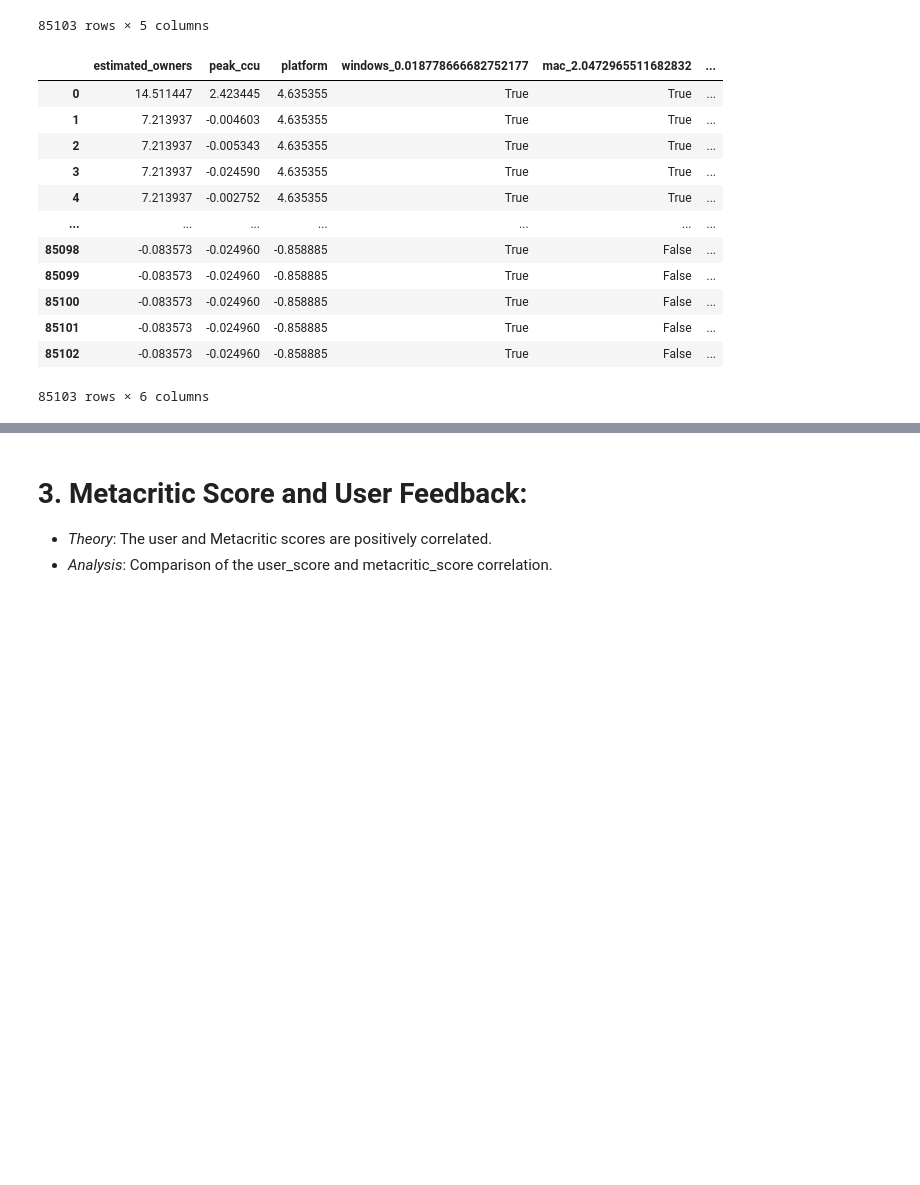
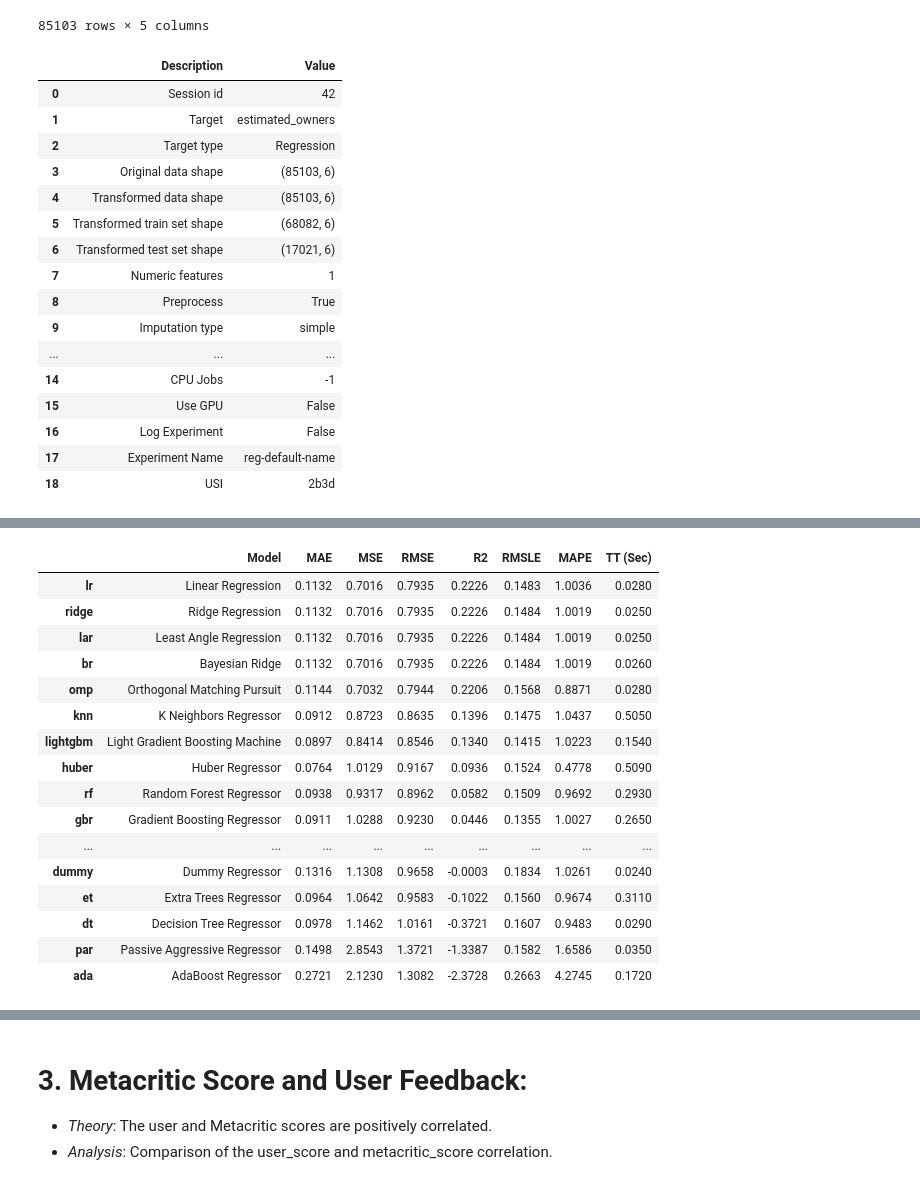
Before and after one commit to AlexOrtiz5/Games-Study, a Jupyter notebook: notebook/data_modeling.ipynb, the cells around one changed output, grey strips where cells are left out. Saved outputs shown, nothing was run; the diff lists cells and outputs as text; code cells hidden in the pictures; blank space fills up the shorter version.

```diff
--- a/notebook/data_modeling.ipynb
+++ b/notebook/data_modeling.ipynb
@@ -222,22 +292,33 @@ platform_df[numerical_columns] = scaler.fit_transform(platform_df[numerical_colu
 
 # Concatenate 'windows', 'mac', and 'linux' to create a single feature 'platform'
 platform_df['platform'] = platform_df['windows'] + platform_df['mac'] + platform_df['linux']
-
-# Create dummy variables for 'windows', 'mac', and 'linux'
-platform_df = pd.get_dummies(platform_df, columns=['windows', 'mac', 'linux'], drop_first=True)
-# %%
-platform_df
-# %% [output]
-|  | estimated_owners | peak_ccu | platform | windows_0.018778666682752177 | mac_2.0472965511682832 | ... |
-| 0 | 14.511447 | 2.423445 | 4.635355 | True | True | ... |
-| 1 | 7.213937 | -0.004603 | 4.635355 | True | True | ... |
-| 2 | 7.213937 | -0.005343 | 4.635355 | True | True | ... |
-| 3 | 7.213937 | -0.024590 | 4.635355 | True | True | ... |
-| 4 | 7.213937 | -0.002752 | 4.635355 | True | True | ... |
-| ... | ... | ... | ... | ... | ... | ... |
-| 85098 | -0.083573 | -0.024960 | -0.858885 | True | False | ... |
-| 85099 | -0.083573 | -0.024960 | -0.858885 | True | False | ... |
-| 85100 | -0.083573 | -0.024960 | -0.858885 | True | False | ... |
-| 85101 | -0.083573 | -0.024960 | -0.858885 | True | False | ... |
-| 85102 | -0.083573 | -0.024960 | -0.858885 | True | False | ... |
-85103 rows × 6 columns
+# %%
+# Initialize PyCaret
+reg_setup = setup(
+    data=platform_df,
+    target='estimated_owners',
+    session_id=42,
+    train_size=0.8,
+    numeric_features=['peak_ccu']
+)
+
+# Compare different regression models
+reg_models = compare_models()
+# %% [output]
+|  | Description | Value |
+| 0 | Session id | 42 |
+| 1 | Target | estimated_owners |
+| 2 | Target type | Regression |
+| 3 | Original data shape | (85103, 6) |
+| 4 | Transformed data shape | (85103, 6) |
+| 5 | Transformed train set shape | (68082, 6) |
+| 6 | Transformed test set shape | (17021, 6) |
+| 7 | Numeric features | 1 |
+| 8 | Preprocess | True |
+| 9 | Imputation type | simple |
+| ... | ... | ... |
+| 14 | CPU Jobs | -1 |
+| 15 | Use GPU | False |
+| 16 | Log Experiment | False |
+| 17 | Experiment Name | reg-default-name |
+| 18 | USI | 2b3d |
@@ -243,0 +326,17 @@ platform_df
+|  | Model | MAE | MSE | RMSE | R2 | RMSLE | MAPE | TT (Sec) |
+| lr | Linear Regression | 0.1132 | 0.7016 | 0.7935 | 0.2226 | 0.1483 | 1.0036 | 0.0280 |
+| ridge | Ridge Regression | 0.1132 | 0.7016 | 0.7935 | 0.2226 | 0.1484 | 1.0019 | 0.0250 |
+| lar | Least Angle Regression | 0.1132 | 0.7016 | 0.7935 | 0.2226 | 0.1484 | 1.0019 | 0.0250 |
+| br | Bayesian Ridge | 0.1132 | 0.7016 | 0.7935 | 0.2226 | 0.1484 | 1.0019 | 0.0260 |
+| omp | Orthogonal Matching Pursuit | 0.1144 | 0.7032 | 0.7944 | 0.2206 | 0.1568 | 0.8871 | 0.0280 |
+| knn | K Neighbors Regressor | 0.0912 | 0.8723 | 0.8635 | 0.1396 | 0.1475 | 1.0437 | 0.5050 |
+| lightgbm | Light Gradient Boosting Machine | 0.0897 | 0.8414 | 0.8546 | 0.1340 | 0.1415 | 1.0223 | 0.1540 |
+| huber | Huber Regressor | 0.0764 | 1.0129 | 0.9167 | 0.0936 | 0.1524 | 0.4778 | 0.5090 |
+| rf | Random Forest Regressor | 0.0938 | 0.9317 | 0.8962 | 0.0582 | 0.1509 | 0.9692 | 0.2930 |
+| gbr | Gradient Boosting Regressor | 0.0911 | 1.0288 | 0.9230 | 0.0446 | 0.1355 | 1.0027 | 0.2650 |
+| ... | ... | ... | ... | ... | ... | ... | ... | ... |
+| dummy | Dummy Regressor | 0.1316 | 1.1308 | 0.9658 | -0.0003 | 0.1834 | 1.0261 | 0.0240 |
+| et | Extra Trees Regressor | 0.0964 | 1.0642 | 0.9583 | -0.1022 | 0.1560 | 0.9674 | 0.3110 |
+| dt | Decision Tree Regressor | 0.0978 | 1.1462 | 1.0161 | -0.3721 | 0.1607 | 0.9483 | 0.0290 |
+| par | Passive Aggressive Regressor | 0.1498 | 2.8543 | 1.3721 | -1.3387 | 0.1582 | 1.6586 | 0.0350 |
+| ada | AdaBoost Regressor | 0.2721 | 2.1230 | 1.3082 | -2.3728 | 0.2663 | 4.2745 | 0.1720 |
```
Also changed, not shown: parts of 39 cells of this notebook.
